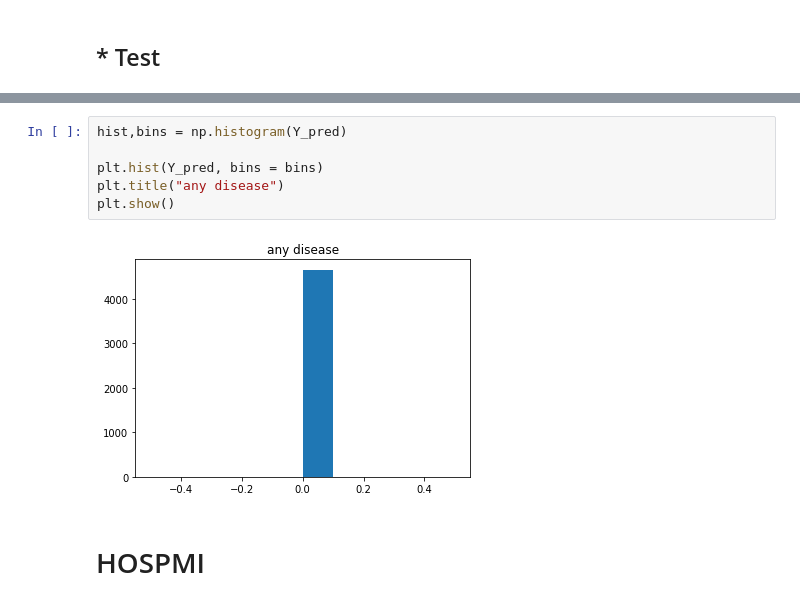
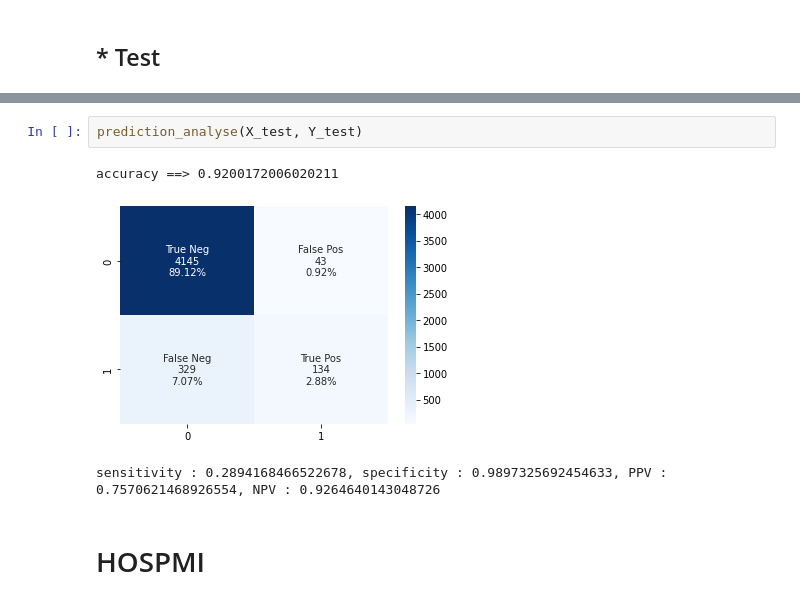
Before and after one commit to ninous-dev/heart-prediction, a Jupyter notebook: decision_tree.ipynb, the cells around one changed output, grey strips where cells are left out. Cells and saved outputs as stored; diff of their text form.

```diff
--- a/decision_tree.ipynb
+++ b/decision_tree.ipynb
@@ -427,11 +428,9 @@ plt.show()
-# %%
-hist,bins = np.histogram(Y_pred)
-
-plt.hist(Y_pred, bins = bins)
-plt.title("any disease")
-plt.show()
-# %% [output]
-[figure, removed]
+# %%
+prediction_analyse(X_test, Y_test)
+# %% [output]
+accuracy ==> 0.9200172006020211
+[figure, added]
+sensitivity : 0.2894168466522678, specificity : 0.9897325692454633, PPV : 0.7570621468926554, NPV : 0.9264640143048726
 # %% [markdown]
 # HOSPMI
 # %% [markdown]
```
Also changed, not shown: parts of 56 cells of this notebook.
